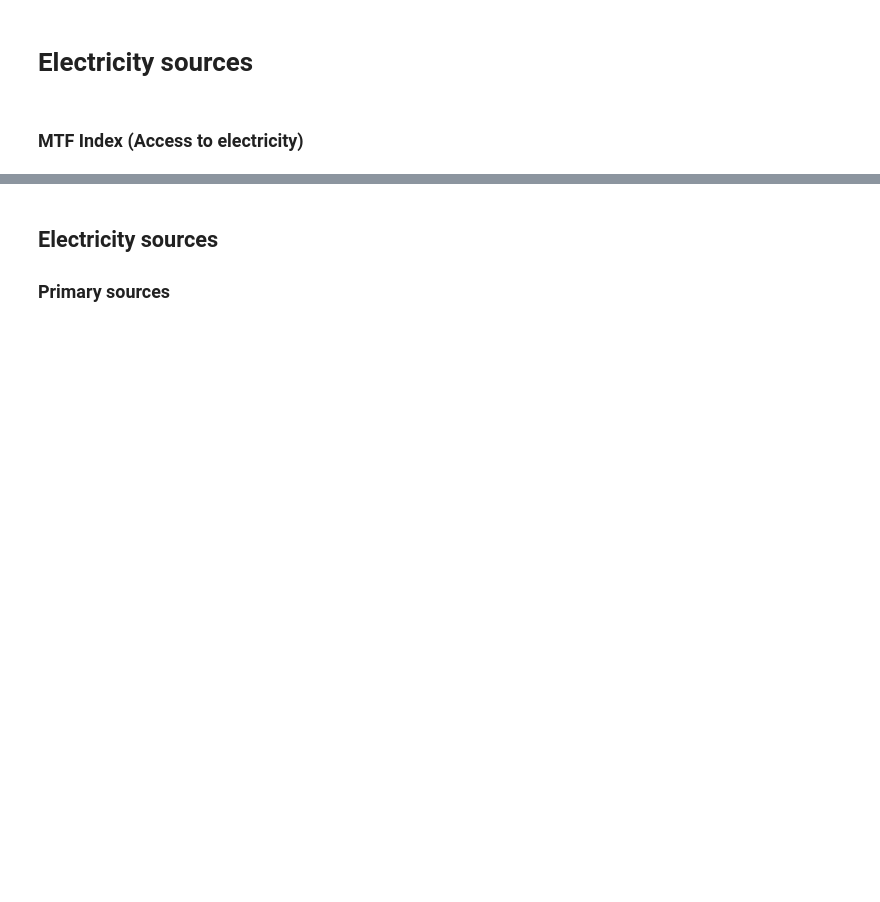
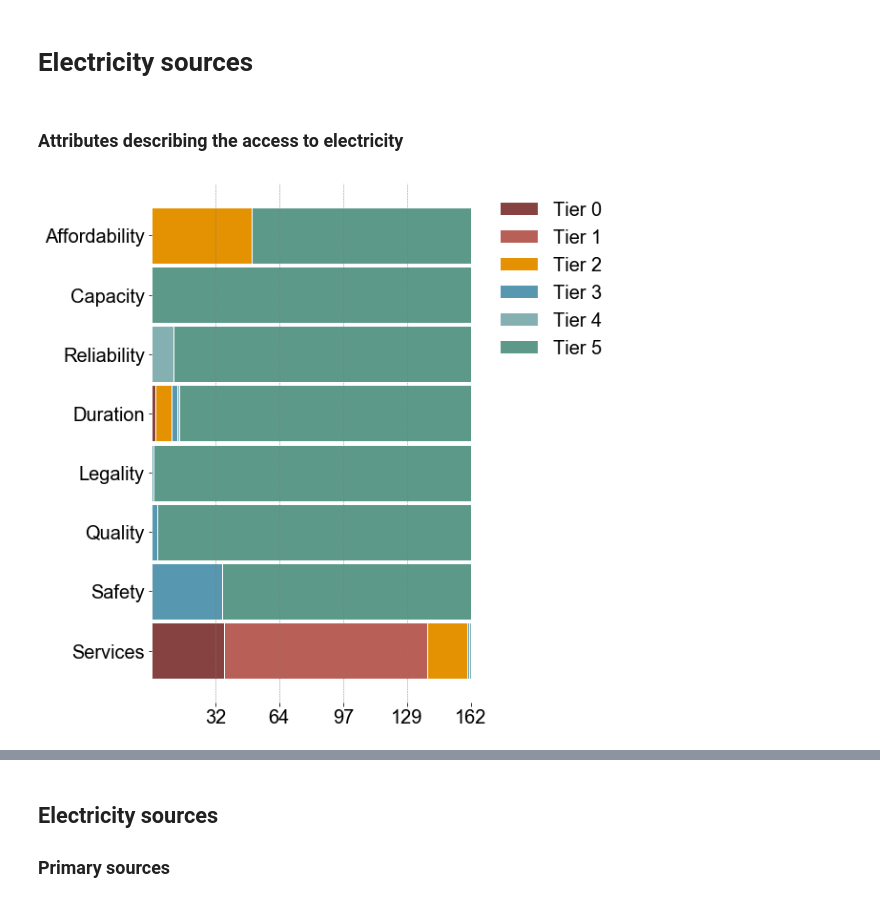
Before and after one commit to alfonsocaiazzo/report-demo, a Jupyter notebook: content/elect.ipynb, the cells around one changed output, grey strips where cells are left out. Saved outputs shown, nothing was run; the diff lists cells and outputs as text; code cells hidden in the pictures; blank space fills up the shorter version.

```diff
--- a/content/elect.ipynb
+++ b/content/elect.ipynb
@@ -31,4 +31,10 @@ data = mfi.read_survey(odk_data_dir + odk_folder_dir+odk_data_name,
 
 mfi.HH = odk.households(data)
 # %% [markdown]
-### MTF Index (Access to electricity)
+### Attributes describing the access to electricity
+# %%
+
+mfi.tier_barh(hedera.keys().attributes_electricity[0:8],
+              hedera.names('en').e_attributes[0:8],legend=True)
+# %% [output]
+[figure, added]
```
Also changed, not shown: parts of 6 cells of this notebook, 36 other files.
